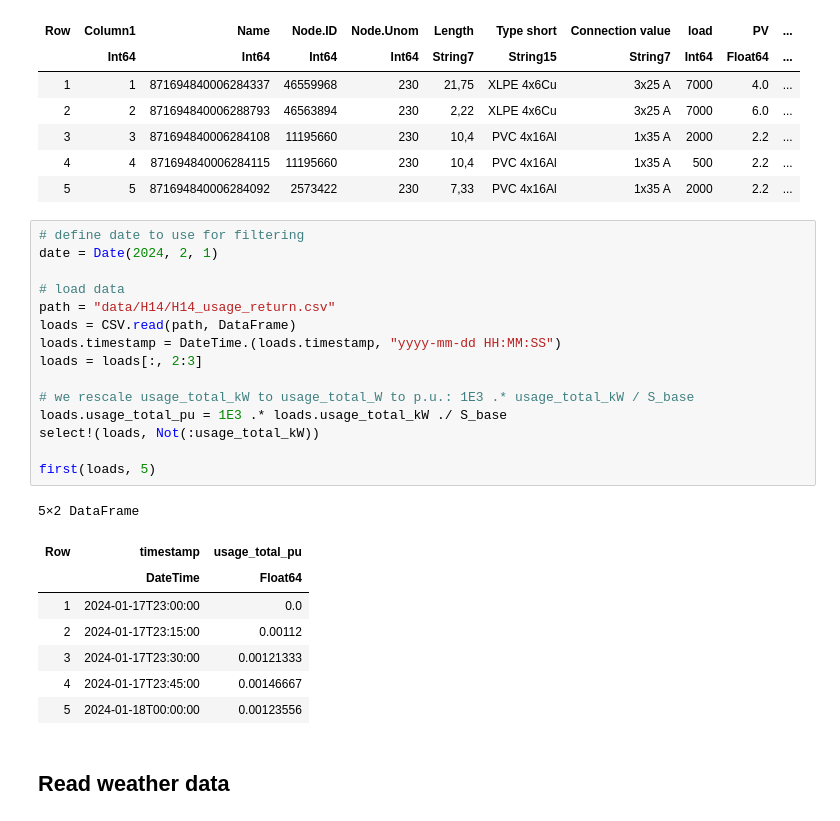
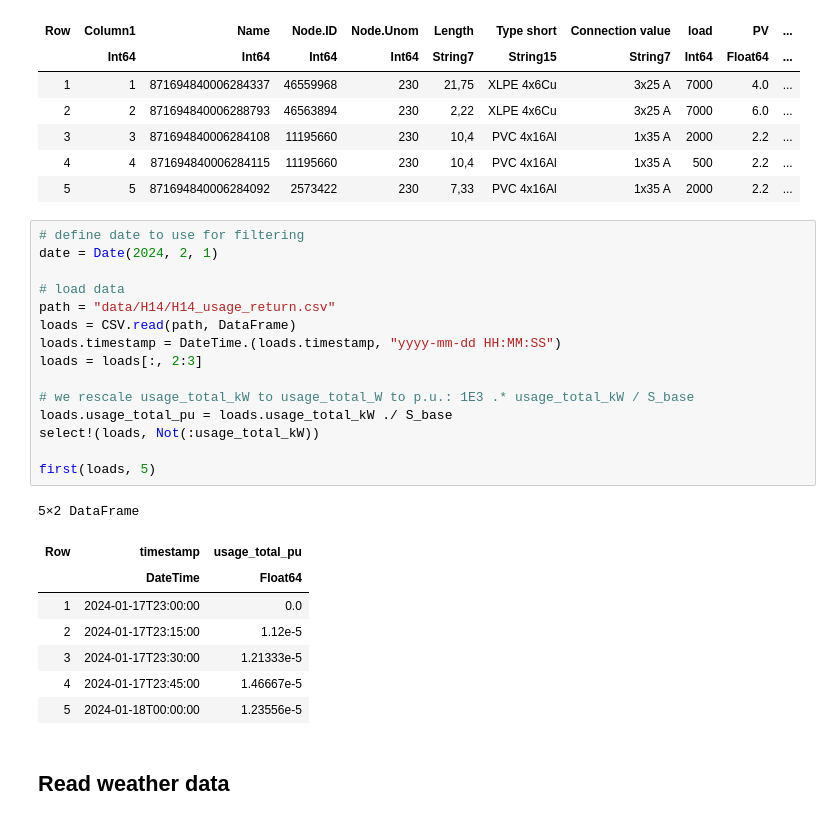
Before and after one commit to XinLiTue/Congestion-Management-based-on-Thermal-Comfort, a Jupyter notebook: OPF-jl.ipynb, the cells around one changed output. Cells and saved outputs as stored; diff of their text form.

```diff
--- a/OPF-jl.ipynb
+++ b/OPF-jl.ipynb
@@ -72,27 +72,27 @@ first(connections, 5)
 # %%
 # define date to use for filtering
 date = Date(2024, 2, 1)
 
 # load data
 path = "data/H14/H14_usage_return.csv"
 loads = CSV.read(path, DataFrame)
 loads.timestamp = DateTime.(loads.timestamp, "yyyy-mm-dd HH:MM:SS")
 loads = loads[:, 2:3]
 
 # we rescale usage_total_kW to usage_total_W to p.u.: 1E3 .* usage_total_kW / S_base
-loads.usage_total_pu = 1E3 .* loads.usage_total_kW ./ S_base
+loads.usage_total_pu = loads.usage_total_kW ./ S_base
 select!(loads, Not(:usage_total_kW))
 
 first(loads, 5)
 # %% [output]
 5×2 DataFrame
 | Row | timestamp | usage_total_pu |
 |  | DateTime | Float64 |
 | 1 | 2024-01-17T23:00:00 | 0.0 |
-| 2 | 2024-01-17T23:15:00 | 0.00112 |
-| 3 | 2024-01-17T23:30:00 | 0.00121333 |
-| 4 | 2024-01-17T23:45:00 | 0.00146667 |
-| 5 | 2024-01-18T00:00:00 | 0.00123556 |
+| 2 | 2024-01-17T23:15:00 | 1.12e-5 |
+| 3 | 2024-01-17T23:30:00 | 1.21333e-5 |
+| 4 | 2024-01-17T23:45:00 | 1.46667e-5 |
+| 5 | 2024-01-18T00:00:00 | 1.23556e-5 |
 # %% [markdown]
 ## Read weather data
 # %%
```
Also changed, not shown: parts of 21 cells of this notebook, 3 other files.
